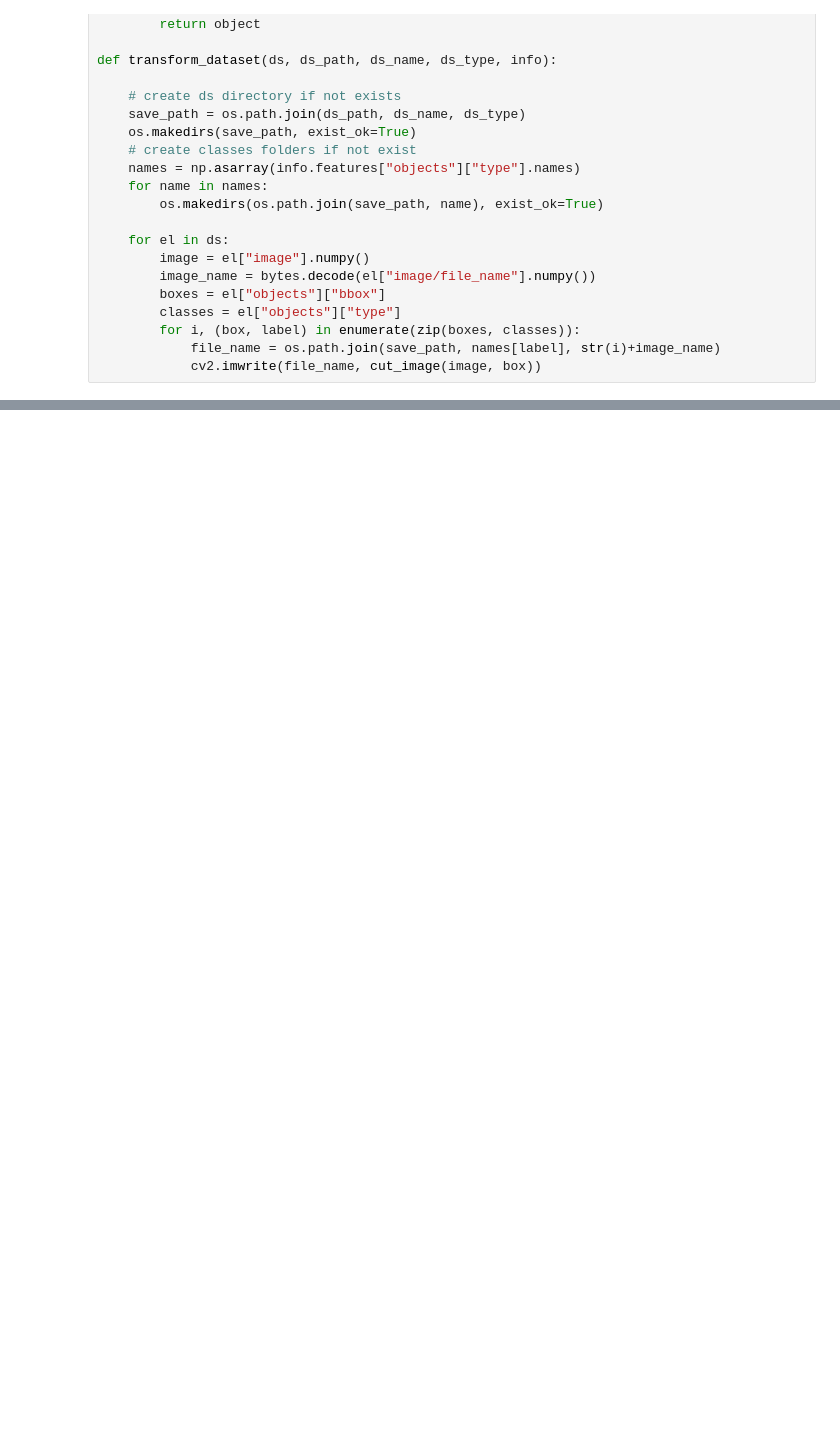
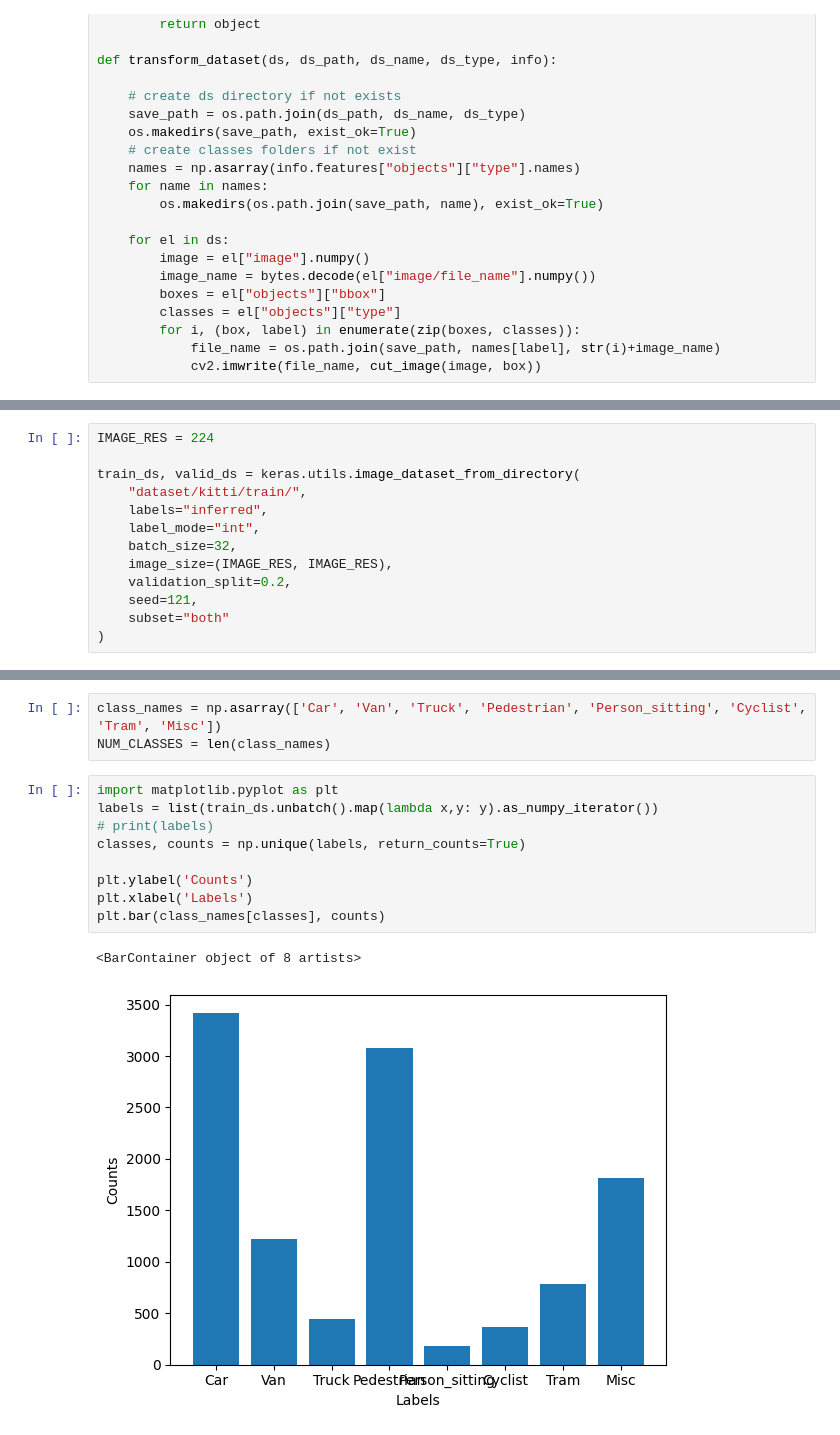
Before and after one commit to CatUnderTheLeaf/CV-stuff, a Jupyter notebook: image_classification/classification_kitti_keras3.ipynb, the cells around one changed output, grey strips where cells are left out. Drawn from its saved outputs; the diff is of its cells as text; blank space fills up the shorter version.

```diff
--- a/image_classification/classification_kitti_keras3.ipynb
+++ b/image_classification/classification_kitti_keras3.ipynb
@@ -88,0 +80,13 @@ def transform_dataset(ds, ds_path, ds_name, ds_type, info):
+# %%
+IMAGE_RES = 224
+
+train_ds, valid_ds = keras.utils.image_dataset_from_directory(
+    "dataset/kitti/train/",
+    labels="inferred",
+    label_mode="int",
+    batch_size=32,
+    image_size=(IMAGE_RES, IMAGE_RES),
+    validation_split=0.2,
+    seed=121,
+    subset="both"
+)
@@ -88,0 +107,15 @@ def transform_dataset(ds, ds_path, ds_name, ds_type, info):
+# %%
+class_names = np.asarray(['Car', 'Van', 'Truck', 'Pedestrian', 'Person_sitting', 'Cyclist', 'Tram', 'Misc'])
+NUM_CLASSES = len(class_names)
+# %%
+import matplotlib.pyplot as plt
+labels = list(train_ds.unbatch().map(lambda x,y: y).as_numpy_iterator())
+# print(labels)
+classes, counts = np.unique(labels, return_counts=True)
+
+plt.ylabel('Counts')
+plt.xlabel('Labels')
+plt.bar(class_names[classes], counts)
+# %% [output]
+<BarContainer object of 8 artists>
+[figure, added]
```
Also changed, not shown: parts of 17 cells of this notebook.
